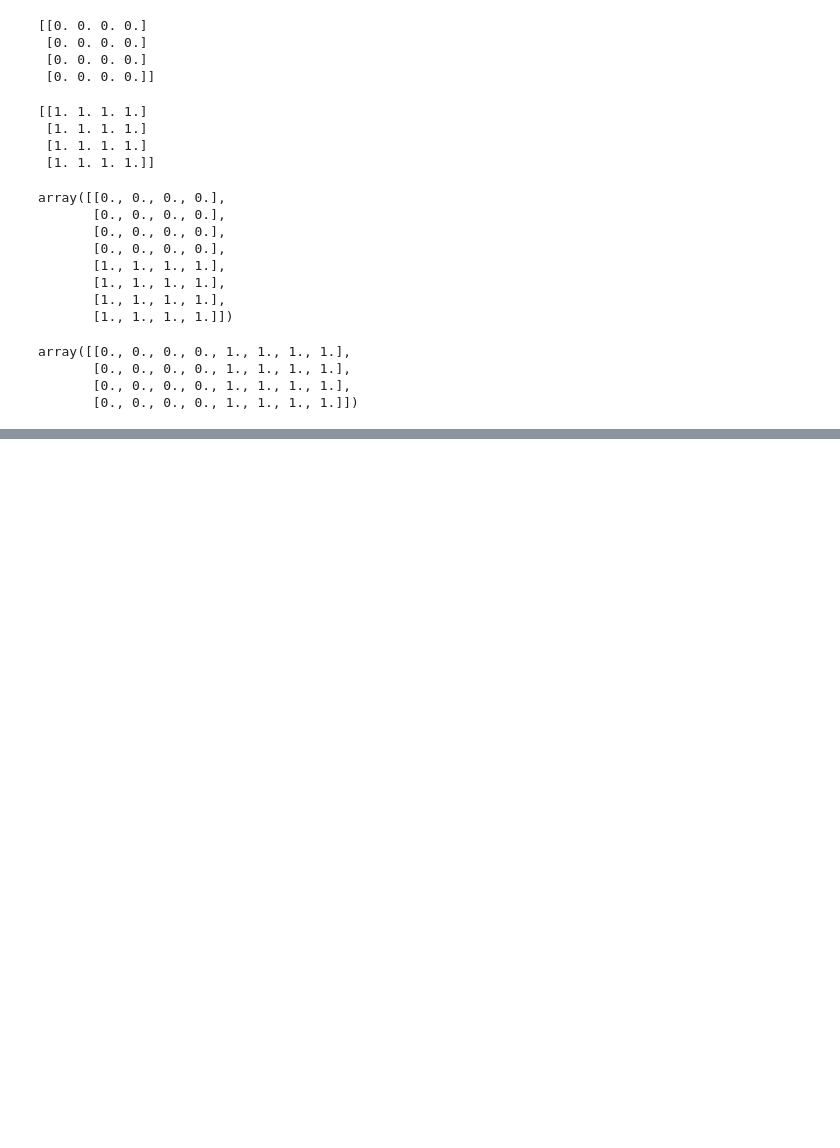
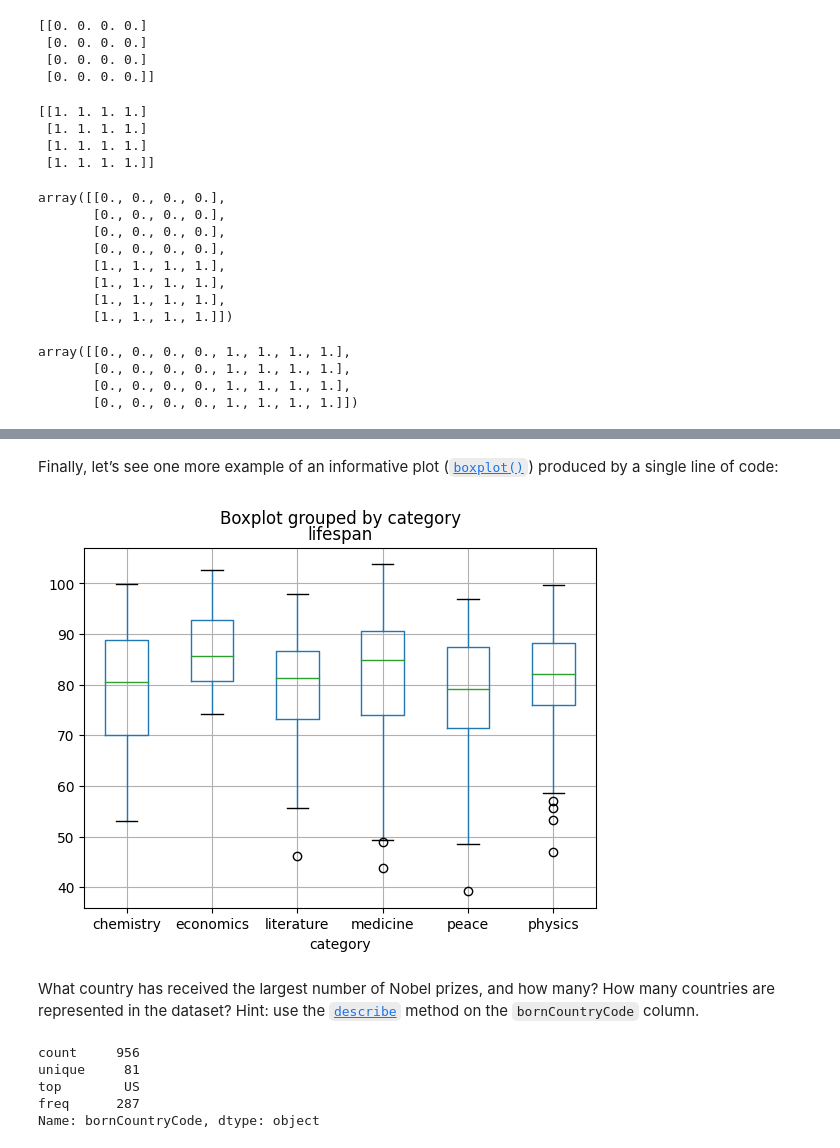
Before and after one commit to edmondium/Programming-Essentials-in-Python, a Jupyter notebook: Untitled.ipynb, the cells around one changed output, grey strips where cells are left out. Saved outputs shown, nothing was run; the diff lists cells and outputs as text; code cells hidden in the pictures; blank space fills up the shorter version.

```diff
--- a/Untitled.ipynb
+++ b/Untitled.ipynb
@@ -632,0 +1413,16 @@ SyntaxError: invalid syntax (3994705439.py, line 1)
+# %% [markdown]
+Finally, let’s see one more example of an informative plot ([`boxplot()`](https://pandas.pydata.org/pandas-docs/stable/reference/api/pandas.DataFrame.boxplot.html#pandas.DataFrame.boxplot)) produced by a single line of code:
+# %%
+nobel.boxplot(column='lifespan', by='category');
+# %% [output]
+[figure, added]
+# %% [markdown]
+What country has received the largest number of Nobel prizes, and how many? How many countries are represented in the dataset? Hint: use the [`describe`](https://pandas.pydata.org/pandas-docs/stable/reference/api/pandas.Series.describe.html#pandas.Series.describe) method on the `bornCountryCode` column.
+# %%
+nobel.bornCountryCode.describe()
+# %% [output]
+count     956
+unique     81
+top        US
+freq      287
+Name: bornCountryCode, dtype: object
```
Also changed, not shown: parts of 318 cells of this notebook, 27 other files.
